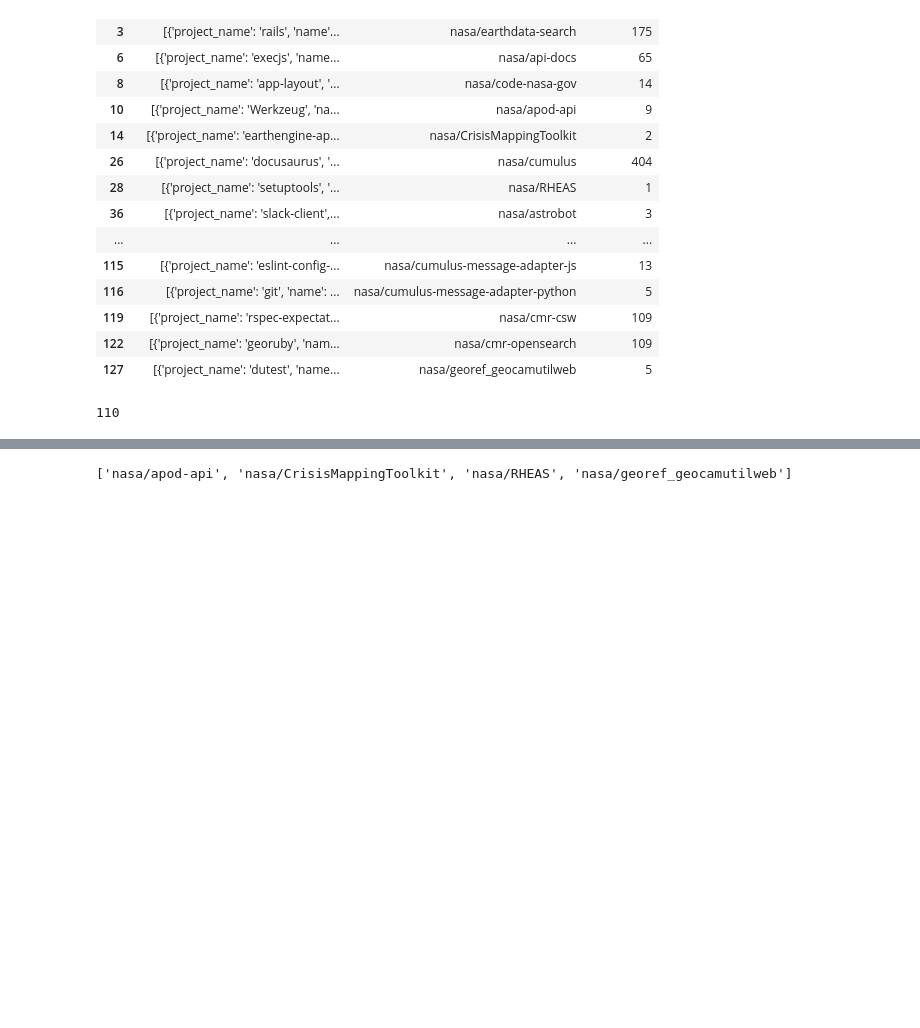
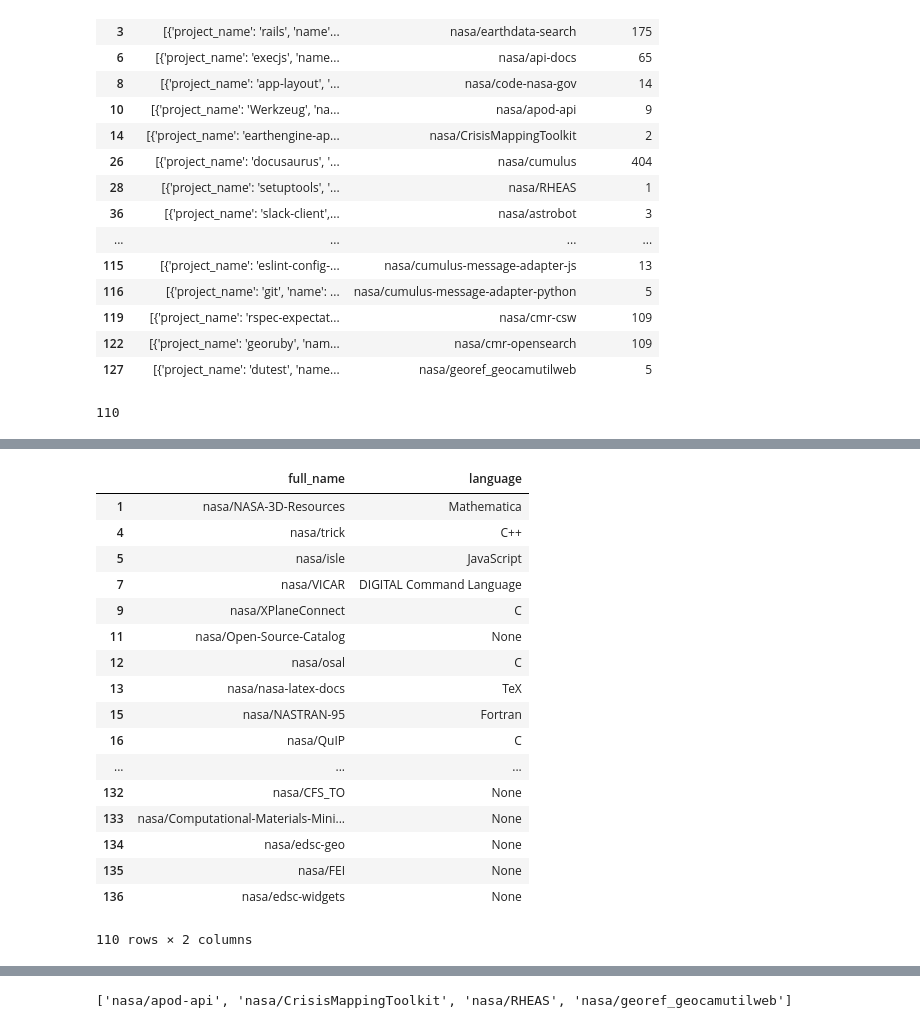
Before and after one commit to BriantOliveira/Topic-Modeling-NASA-Github, a Jupyter notebook: kernel.ipynb, the cells around one changed output, grey strips where cells are left out. Drawn from its saved outputs; the diff is of its cells as text; code cells hidden in the pictures; blank space fills up the shorter version.

```diff
--- a/kernel.ipynb
+++ b/kernel.ipynb
@@ -984,0 +971,26 @@ projects_wNo_dep = list(dep_df_noDep['full_name'])
+# %%
+# Find information about all the nasa projects that had no dependencies
+projects_WNo_dep_info = data[data.apply(lambda x: x['full_name'] in projects_wNo_dep , axis=1)]
+# %%
+# Get all projects with no trackable dependeciens and their programming language
+projects_WNo_dep_code_lang = projects_WNo_dep_info[['full_name','language']]
+projects_WNo_dep_code_lang
+# %% [output]
+|  | full_name | language |
+| 1 | nasa/NASA-3D-Resources | Mathematica |
+| 4 | nasa/trick | C++ |
+| 5 | nasa/isle | JavaScript |
+| 7 | nasa/VICAR | DIGITAL Command Language |
+| 9 | nasa/XPlaneConnect | C |
+| 11 | nasa/Open-Source-Catalog | None |
+| 12 | nasa/osal | C |
+| 13 | nasa/nasa-latex-docs | TeX |
+| 15 | nasa/NASTRAN-95 | Fortran |
+| 16 | nasa/QuIP | C |
+| ... | ... | ... |
+| 132 | nasa/CFS_TO | None |
+| 133 | nasa/Computational-Materials-Mini... | None |
+| 134 | nasa/edsc-geo | None |
+| 135 | nasa/FEI | None |
+| 136 | nasa/edsc-widgets | None |
+110 rows × 2 columns
```
Also changed, not shown: parts of 32 cells of this notebook.
